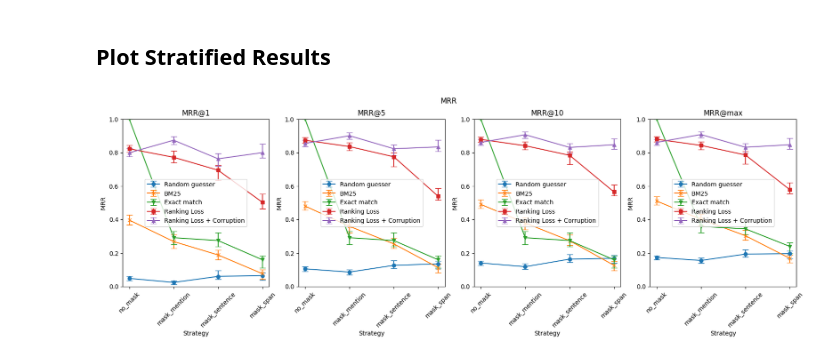
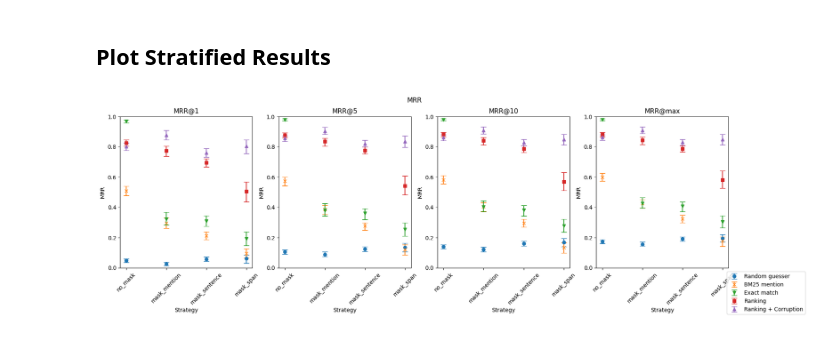
Before and after one commit to epfl-dlab/multilingual-entity-insertion, a Jupyter notebook: data_modelling/compare_models.ipynb, the cells around one changed output. Cells and saved outputs as stored; diff of their text form; code cells hidden in the pictures.

```diff
--- a/data_modelling/compare_models.ipynb
+++ b/data_modelling/compare_models.ipynb
@@ -225,0 +250,4 @@ rank_std_bm25 = test_df['bm25_rank'].std()
+# %%
+mrr_at_k_bm25_mention = compute_mrr(test_df['bm25_mentions_rank'].tolist())
+stratified_mrr_at_k_bm25_mention = compute_stratified_mrr(test_df['bm25_mentions_rank'].tolist(
+), test_df['noise_strategy'].tolist(), test_df['noise_strategy'].unique().tolist())
@@ -296,13 +393,0 @@ ax.legend()
-# %%
-# Plot NDCG
-fig, ax = plt.subplots()
-ax.set_title('NDCG@k')
-ax.set_xlabel('k')
-ax.set_ylabel('NDCG')
-ax.set_ylim(0, 1)
-ax.errorbar(ndcg_at_k_random.keys(), [ndcg_at_k_random[k]['score'] for k in ndcg_at_k_random.keys()], yerr=[[ndcg_at_k_random[k]['score'] - ndcg_at_k_random[k]['cl'][0] for k in ndcg_at_k_random.keys()], [ndcg_at_k_random[k]['cl'][1] - ndcg_at_k_random[k]['score'] for k in ndcg_at_k_random.keys()]], label='Random guesser', marker='o', capsize=5)
-ax.errorbar(ndcg_at_k_bm25.keys(), [ndcg_at_k_bm25[k]['score'] for k in ndcg_at_k_bm25.keys()], yerr=[[ndcg_at_k_bm25[k]['score'] - ndcg_at_k_bm25[k]['cl'][0] for k in ndcg_at_k_bm25.keys()], [ndcg_at_k_bm25[k]['cl'][1] - ndcg_at_k_bm25[k]['score'] for k in ndcg_at_k_bm25.keys()]], label='BM25', marker='x', capsize=5)
-ax.errorbar(ndcg_at_k_exact.keys(), [ndcg_at_k_exact[k]['score'] for k in ndcg_at_k_exact.keys()], yerr=[[ndcg_at_k_exact[k]['score'] - ndcg_at_k_exact[k]['cl'][0] for k in ndcg_at_k_exact.keys()], [ndcg_at_k_exact[k]['cl'][1] - ndcg_at_k_exact[k]['score'] for k in ndcg_at_k_exact.keys()]], label='Exact match', marker='v', capsize=5)
-ax.errorbar(ndcg_at_k_model_softmax_no_corruption.keys(), [ndcg_at_k_model_softmax_no_corruption[k]['score'] for k in ndcg_at_k_model_softmax_no_corruption.keys()], yerr=[[ndcg_at_k_model_softmax_no_corruption[k]['score'] - ndcg_at_k_model_softmax_no_corruption[k]['cl'][0] for k in ndcg_at_k_model_softmax_no_corruption.keys()], [ndcg_at_k_model_softmax_no_corruption[k]['cl'][1] - ndcg_at_k_model_softmax_no_corruption[k]['score'] for k in ndcg_at_k_model_softmax_no_corruption.keys()]], label='Ranking Loss', marker='s', capsize=5)
-ax.errorbar(ndcg_at_k_model_softmax_corruption.keys(), [ndcg_at_k_model_softmax_corruption[k]['score'] for k in ndcg_at_k_model_softmax_corruption.keys()], yerr=[[ndcg_at_k_model_softmax_corruption[k]['score'] - ndcg_at_k_model_softmax_corruption[k]['cl'][0] for k in ndcg_at_k_model_softmax_corruption.keys()], [ndcg_at_k_model_softmax_corruption[k]['cl'][1] - ndcg_at_k_model_softmax_corruption[k]['score'] for k in ndcg_at_k_model_softmax_corruption.keys()]], label='Ranking Loss + Corruption', marker='^', capsize=5)
-ax.legend()
@@ -314,52 +396,32 @@ ax.legend()
 # %%
 # Plot MRR stratified
 # create a grid of 1xC plots, where C is the number of k values
 # each plot should have the categories on the x axis and the MRR on the y axis
 
 strategies = ['no_mask', 'mask_mention', 'mask_sentence', 'mask_span']
 
 fig, axs = plt.subplots(1, 4, figsize=(20, 5))
 fig.suptitle('MRR')
 for ax in axs:
     ax.set_ylim(0, 1)
     ax.set_xlabel('Strategy')
     ax.set_ylabel('MRR')
     ax.set_title(f"MRR@{list(mrr_at_k_random.keys())[axs.tolist().index(ax)]}")
 
-axs[0].errorbar(strategies, [stratified_mrr_at_k_random[k]['1']['score'] for k in strategies], yerr=[[stratified_mrr_at_k_random[k]['1']['score'] - stratified_mrr_at_k_random[k]['1']['cl'][0] for k in strategies], [stratified_mrr_at_k_random[k]['1']['cl'][1] - stratified_mrr_at_k_random[k]['1']['score'] for k in stratified_mrr_at_k_random.keys()]], label='Random guesser', marker='o', capsize=5)
-axs[0].errorbar(strategies, [stratified_mrr_at_k_bm25[k]['1']['score'] for k in strategies], yerr=[[stratified_mrr_at_k_bm25[k]['1']['score'] - stratified_mrr_at_k_bm25[k]['1']['cl'][0] for k in strategies], [stratified_mrr_at_k_bm25[k]['1']['cl'][1] - stratified_mrr_at_k_bm25[k]['1']['score'] for k in stratified_mrr_at_k_bm25.keys()]], label='BM25', marker='x', capsize=5)
-axs[0].errorbar(strategies, [stratified_mrr_at_k_exact[k]['1']['score'] for k in strategies], yerr=[[stratified_mrr_at_k_exact[k]['1']['score'] - stratified_mrr_at_k_exact[k]['1']['cl'][0] for k in strategies], [stratified_mrr_at_k_exact[k]['1']['cl'][1] - stratified_mrr_at_k_exact[k]['1']['score'] for k in stratified_mrr_at_k_exact.keys()]], label='Exact match', marker='v', capsize=5)
-axs[0].errorbar(strategies, [stratified_mrr_at_k_model_softmax_no_corruption[k]['1']['score'] for k in strategies], yerr=[[stratified_mrr_at_k_model_softmax_no_corruption[k]['1']['score'] - stratified_mrr_at_k_model_softmax_no_corruption[k]['1']['cl'][0] for k in stratified_mrr_at_k_model_softmax_no_corruption.keys()], [stratified_mrr_at_k_model_softmax_no_corruption[k]['1']['cl'][1] - stratified_mrr_at_k_model_softmax_no_corruption[k]['1']['score'] for k in strategies]], label='Ranking Loss', marker='s', capsize=5)
-axs[0].errorbar(strategies, [stratified_mrr_at_k_model_softmax_corruption[k]['1']['score'] for k in strategies], yerr=[[stratified_mrr_at_k_model_softmax_corruption[k]['1']['score'] - stratified_mrr_at_k_model_softmax_corruption[k]['1']['cl'][0] for k in stratified_mrr_at_k_model_softmax_corruption.keys()], [stratified_mrr_at_k_model_softmax_corruption[k]['1']['cl'][1] - stratified_mrr_at_k_model_softmax_corruption[k]['1']['score'] for k in strategies]], label='Ranking Loss + Corruption', marker='^', capsize=5)
-axs[0].legend()
-
-axs[1].errorbar(strategies, [stratified_mrr_at_k_random[k]['5']['score'] for k in strategies], yerr=[[stratified_mrr_at_k_random[k]['5']['score'] - stratified_mrr_at_k_random[k]['5']['cl'][0] for k in strategies], [stratified_mrr_at_k_random[k]['5']['cl'][1] - stratified_mrr_at_k_random[k]['5']['score'] for k in stratified_mrr_at_k_random.keys()]], label='Random guesser', marker='o', capsize=5)
-axs[1].errorbar(strategies, [stratified_mrr_at_k_bm25[k]['5']['score'] for k in strategies], yerr=[[stratified_mrr_at_k_bm25[k]['5']['score'] - stratified_mrr_at_k_bm25[k]['5']['cl'][0] for k in strategies], [stratified_mrr_at_k_bm25[k]['5']['cl'][1] - stratified_mrr_at_k_bm25[k]['5']['score'] for k in stratified_mrr_at_k_bm25.keys()]], label='BM25', marker='x', capsize=5)
-axs[1].errorbar(strategies, [stratified_mrr_at_k_exact[k]['5']['score'] for k in strategies], yerr=[[stratified_mrr_at_k_exact[k]['5']['score'] - stratified_mrr_at_k_exact[k]['5']['cl'][0] for k in strategies], [stratified_mrr_at_k_exact[k]['5']['cl'][1] - stratified_mrr_at_k_exact[k]['5']['score'] for k in stratified_mrr_at_k_exact.keys()]], label='Exact match', marker='v', capsize=5)
-axs[1].errorbar(strategies, [stratified_mrr_at_k_model_softmax_no_corruption[k]['5']['score'] for k in strategies], yerr=[[stratified_mrr_at_k_model_softmax_no_corruption[k]['5']['score'] - stratified_mrr_at_k_model_softmax_no_corruption[k]['5']['cl'][0] for k in stratified_mrr_at_k_model_softmax_no_corruption.keys()], [stratified_mrr_at_k_model_softmax_no_corruption[k]['5']['cl'][1] - stratified_mrr_at_k_model_softmax_no_corruption[k]['5']['score'] for k in strategies]], label='Ranking Loss', marker='s', capsize=5)
-axs[1].errorbar(strategies, [stratified_mrr_at_k_model_softmax_corruption[k]['5']['score'] for k in strategies], yerr=[[stratified_mrr_at_k_model_softmax_corruption[k]['5']['score'] - stratified_mrr_at_k_model_softmax_corruption[k]['5']['cl'][0] for k in stratified_mrr_at_k_model_softmax_corruption.keys()], [stratified_mrr_at_k_model_softmax_corruption[k]['5']['cl'][1] - stratified_mrr_at_k_model_softmax_corruption[k]['5']['score'] for k in strategies]], label='Ranking Loss + Corruption', marker='^', capsize=5)
-axs[1].legend()
-
-axs[2].errorbar(strategies, [stratified_mrr_at_k_random[k]['10']['score'] for k in strategies], yerr=[[stratified_mrr_at_k_random[k]['10']['score'] - stratified_mrr_at_k_random[k]['10']['cl'][0] for k in strategies], [stratified_mrr_at_k_random[k]['10']['cl'][1] - stratified_mrr_at_k_random[k]['10']['score'] for k in stratified_mrr_at_k_random.keys()]], label='Random guesser', marker='o', capsize=5)
-axs[2].errorbar(strategies, [stratified_mrr_at_k_bm25[k]['10']['score'] for k in strategies], yerr=[[stratified_mrr_at_k_bm25[k]['10']['score'] - stratified_mrr_at_k_bm25[k]['10']['cl'][0] for k in strategies], [stratified_mrr_at_k_bm25[k]['10']['cl'][1] - stratified_mrr_at_k_bm25[k]['10']['score'] for k in stratified_mrr_at_k_bm25.keys()]], label='BM25', marker='x', capsize=5)
-axs[2].errorbar(strategies, [stratified_mrr_at_k_exact[k]['10']['score'] for k in strategies], yerr=[[stratified_mrr_at_k_exact[k]['10']['score'] - stratified_mrr_at_k_exact[k]['10']['cl'][0] for k in strategies], [stratified_mrr_at_k_exact[k]['10']['cl'][1] - stratified_mrr_at_k_exact[k]['10']['score'] for k in stratified_mrr_at_k_exact.keys()]], label='Exact match', marker='v', capsize=5)
-axs[2].errorbar(strategies, [stratified_mrr_at_k_model_softmax_no_corruption[k]['10']['score'] for k in strategies], yerr=[[stratified_mrr_at_k_model_softmax_no_corruption[k]['10']['score'] - stratified_mrr_at_k_model_softmax_no_corruption[k]['10']['cl'][0] for k in stratified_mrr_at_k_model_softmax_no_corruption.keys()], [stratified_mrr_at_k_model_softmax_no_corruption[k]['10']['cl'][1] - stratified_mrr_at_k_model_softmax_no_corruption[k]['10']['score'] for k in strategies]], label='Ranking Loss', marker='s', capsize=5)
-axs[2].errorbar(strategies, [stratified_mrr_at_k_model_softmax_corruption[k]['10']['score'] for k in strategies], yerr=[[stratified_mrr_at_k_model_softmax_corruption[k]['10']['score'] - stratified_mrr_at_k_model_softmax_corruption[k]['10']['cl'][0] for k in stratified_mrr_at_k_model_softmax_corruption.keys()], [stratified_mrr_at_k_model_softmax_corruption[k]['10']['cl'][1] - stratified_mrr_at_k_model_softmax_corruption[k]['10']['score'] for k in strategies]], label='Ranking Loss + Corruption', marker='^', capsize=5)
-axs[2].legend()
-
-axs[3].errorbar(strategies, [stratified_mrr_at_k_random[k]['max']['score'] for k in strategies], yerr=[[stratified_mrr_at_k_random[k]['max']['score'] - stratified_mrr_at_k_random[k]['max']['cl'][0] for k in strategies], [stratified_mrr_at_k_random[k]['max']['cl'][1] - stratified_mrr_at_k_random[k]['max']['score'] for k in stratified_mrr_at_k_random.keys()]], label='Random guesser', marker='o', capsize=5)
-axs[3].errorbar(strategies, [stratified_mrr_at_k_bm25[k]['max']['score'] for k in strategies], yerr=[[stratified_mrr_at_k_bm25[k]['max']['score'] - stratified_mrr_at_k_bm25[k]['max']['cl'][0] for k in strategies], [stratified_mrr_at_k_bm25[k]['max']['cl'][1] - stratified_mrr_at_k_bm25[k]['max']['score'] for k in stratified_mrr_at_k_bm25.keys()]], label='BM25', marker='x', capsize=5)
-axs[3].errorbar(strategies, [stratified_mrr_at_k_exact[k]['max']['score'] for k in strategies], yerr=[[stratified_mrr_at_k_exact[k]['max']['score'] - stratified_mrr_at_k_exact[k]['max']['cl'][0] for k in strategies], [stratified_mrr_at_k_exact[k]['max']['cl'][1] - stratified_mrr_at_k_exact[k]['max']['score'] for k in stratified_mrr_at_k_exact.keys()]], label='Exact match', marker='v', capsize=5)
-axs[3].errorbar(strategies, [stratified_mrr_at_k_model_softmax_no_corruption[k]['max']['score'] for k in strategies], yerr=[[stratified_mrr_at_k_model_softmax_no_corruption[k]['max']['score'] - stratified_mrr_at_k_model_softmax_no_corruption[k]['max']['cl'][0] for k in stratified_mrr_at_k_model_softmax_no_corruption.keys()], [stratified_mrr_at_k_model_softmax_no_corruption[k]['max']['cl'][1] - stratified_mrr_at_k_model_softmax_no_corruption[k]['max']['score'] for k in strategies]], label='Ranking Loss', marker='s', capsize=5)
-axs[3].errorbar(strategies, [stratified_mrr_at_k_model_softmax_corruption[k]['max']['score'] for k in strategies], yerr=[[stratified_mrr_at_k_model_softmax_corruption[k]['max']['score'] - stratified_mrr_at_k_model_softmax_corruption[k]['max']['cl'][0] for k in stratified_mrr_at_k_model_softmax_corruption.keys()], [stratified_mrr_at_k_model_softmax_corruption[k]['max']['cl'][1] - stratified_mrr_at_k_model_softmax_corruption[k]['max']['score'] for k in strategies]], label='Ranking Loss + Corruption', marker='^', capsize=5)
-axs[3].legend()
-
+for i, k in enumerate(mrr_at_k_random.keys()):
+    axs[i].errorbar(strategies, [stratified_mrr_at_k_random[s][k]['score'] for s in strategies], yerr=[[stratified_mrr_at_k_random[s][k]['score'] - stratified_mrr_at_k_random[s][k]['cl'][0] for s in strategies], [stratified_mrr_at_k_random[s][k]['cl'][1] - stratified_mrr_at_k_random[s][k]['score'] for s in strategies]], label='Random guesser', marker='o', capsize=5, linestyle='None')
+    axs[i].errorbar(strategies, [stratified_mrr_at_k_bm25_mention[s][k]['score'] for s in strategies], yerr=[[stratified_mrr_at_k_bm25_mention[s][k]['score'] - stratified_mrr_at_k_bm25_mention[s][k]['cl'][0] for s in strategies], [stratified_mrr_at_k_bm25_mention[s][k]['cl'][1] - stratified_mrr_at_k_bm25_mention[s][k]['score'] for s in strategies]], label='BM25 mention', marker='x', capsize=5, linestyle='None')
+    axs[i].errorbar(strategies, [stratified_mrr_at_k_exact[s][k]['score'] for s in strategies], yerr=[[stratified_mrr_at_k_exact[s][k]['score'] - stratified_mrr_at_k_exact[s][k]['cl'][0] for s in strategies], [stratified_mrr_at_k_exact[s][k]['cl'][1] - stratified_mrr_at_k_exact[s][k]['score'] for s in strategies]], label='Exact match', marker='v', capsize=5, linestyle='None')
+    axs[i].errorbar(strategies, [stratified_mrr_at_k_model_softmax_no_corruption[s][k]['score'] for s in strategies], yerr=[[stratified_mrr_at_k_model_softmax_no_corruption[s][k]['score'] - stratified_mrr_at_k_model_softmax_no_corruption[s][k]['cl'][0] for s in strategies], [stratified_mrr_at_k_model_softmax_no_corruption[s][k]['cl'][1] - stratified_mrr_at_k_model_softmax_no_corruption[s][k]['score'] for s in strategies]], label='Ranking', marker='s', capsize=5, linestyle='None')
+    axs[i].errorbar(strategies, [stratified_mrr_at_k_model_softmax_corruption[s][k]['score'] for s in strategies], yerr=[[stratified_mrr_at_k_model_softmax_corruption[s][k]['score'] - stratified_mrr_at_k_model_softmax_corruption[s][k]['cl'][0] for s in strategies], [stratified_mrr_at_k_model_softmax_corruption[s][k]['cl'][1] - stratified_mrr_at_k_model_softmax_corruption[s][k]['score'] for s in strategies]], label='Ranking + Corruption', marker='^', capsize=5, linestyle='None')
+handles, labels = axs[-1].get_legend_handles_labels()
+fig.legend(handles, labels, loc='lower right')
 # rotate x ticks
 for ax in axs:
     plt.sca(ax)
     plt.xticks(rotation=45)
 # %% [output]
-[figure, old version]
+[figure, new version]
 # %%
 # Plot Hits stratified
 # create a grid of 1xC plots, where C is the number of k values
```
Also changed, not shown: parts of 34 cells of this notebook, 4 other files.
